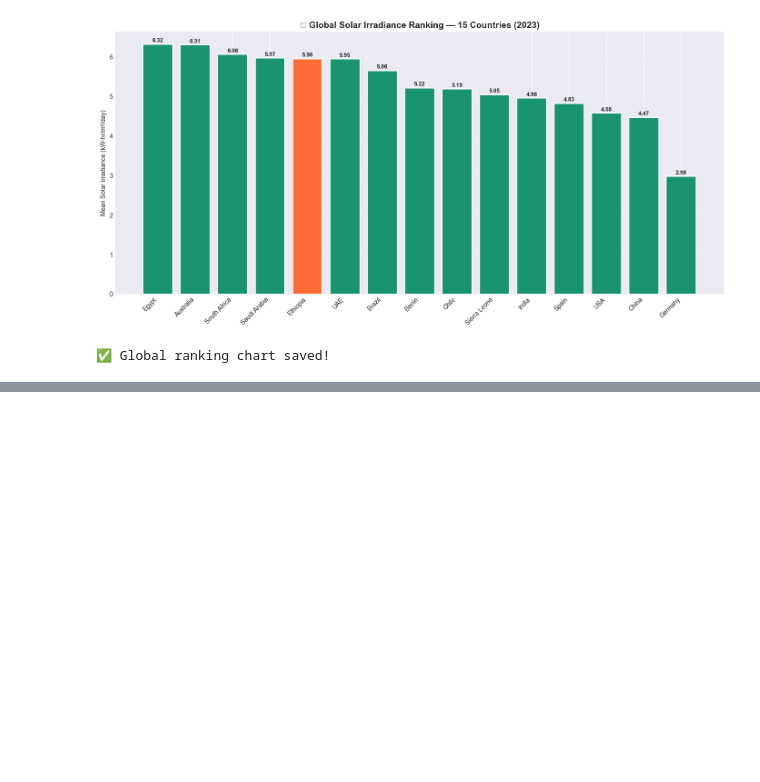
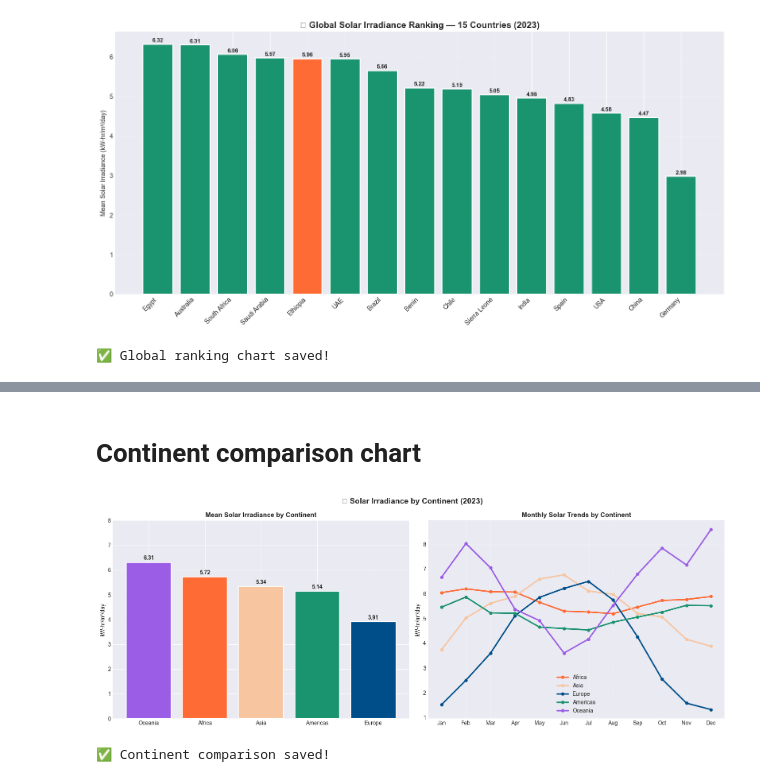
Before and after one commit to Eyu12/solar_analysis, a Jupyter notebook: notebooks/01_nasa_api_exploration.ipynb, the cells around one changed output, grey strips where cells are left out. Cells and saved outputs as stored; diff of their text form; code cells hidden in the pictures; blank space fills up the shorter version.

Commit message:
feat: continent level solar analysis and comparison

```diff
--- a/notebooks/01_nasa_api_exploration.ipynb
+++ b/notebooks/01_nasa_api_exploration.ipynb
@@ -355,0 +402,64 @@ print("✅ Global ranking chart saved!")
+# %% [markdown]
+# Continent comparison chart
+# %%
+fig, axes = plt.subplots(1, 2, figsize=(16, 6))
+fig.suptitle("🌍 Solar Irradiance by Continent (2023)",
+             fontsize=14, fontweight="bold")
+
+continent_colors = {
+    "Africa": "#FF6B35",
+    "Asia": "#F7C59F",
+    "Europe": "#004E89",
+    "Americas": "#1A936F",
+    "Oceania": "#9B5DE5"
+}
+
+# Plot 1 — Continent mean bar chart
+ax1 = axes[0]
+means = {c: s["mean"] for c, s in continent_stats.items()}
+sorted_means = dict(sorted(means.items(), key=lambda x: x[1], reverse=True))
+colors_cont = [continent_colors[c] for c in sorted_means.keys()]
+
+bars = ax1.bar(sorted_means.keys(), sorted_means.values(),
+               color=colors_cont, edgecolor="white", linewidth=1.5)
+ax1.set_title("Mean Solar Irradiance by Continent", fontweight="bold")
+ax1.set_ylabel("kW-hr/m²/day")
+ax1.set_ylim(0, 8)
+for bar, val in zip(bars, sorted_means.values()):
+    ax1.text(bar.get_x() + bar.get_width()/2, bar.get_height() + 0.1,
+             f"{val:.2f}", ha="center", fontweight="bold")
+
+# Plot 2 — Monthly trends by continent
+ax2 = axes[1]
+for continent, countries_list in continents.items():
+    monthly_avg = []
+    for month in range(1, 13):
+        month_vals = []
+        for country in countries_list:
+            if country in all_data_expanded:
+                month_data = all_data_expanded[country][
+                    all_data_expanded[country].index.month == month
+                ]["ALLSKY_SFC_SW_DWN"].mean()
+                month_vals.append(month_data)
+        monthly_avg.append(sum(month_vals) / len(month_vals))
+
+    ax2.plot(range(1, 13), monthly_avg,
+             label=continent,
+             color=continent_colors[continent],
+             linewidth=2.5, marker="o", markersize=5)
+
+ax2.set_title("Monthly Solar Trends by Continent", fontweight="bold")
+ax2.set_ylabel("kW-hr/m²/day")
+ax2.set_xticks(range(1, 13))
+ax2.set_xticklabels(["Jan","Feb","Mar","Apr","May","Jun",
+                      "Jul","Aug","Sep","Oct","Nov","Dec"])
+ax2.legend()
+ax2.grid(True, alpha=0.3)
+
+plt.tight_layout()
+plt.savefig("../data/continent_comparison.png", dpi=150, bbox_inches="tight")
+plt.show()
+print("✅ Continent comparison saved!")
+# %% [output]
+[figure, added]
+✅ Continent comparison saved!
```
Also changed, not shown: parts of 2 cells of this notebook.
